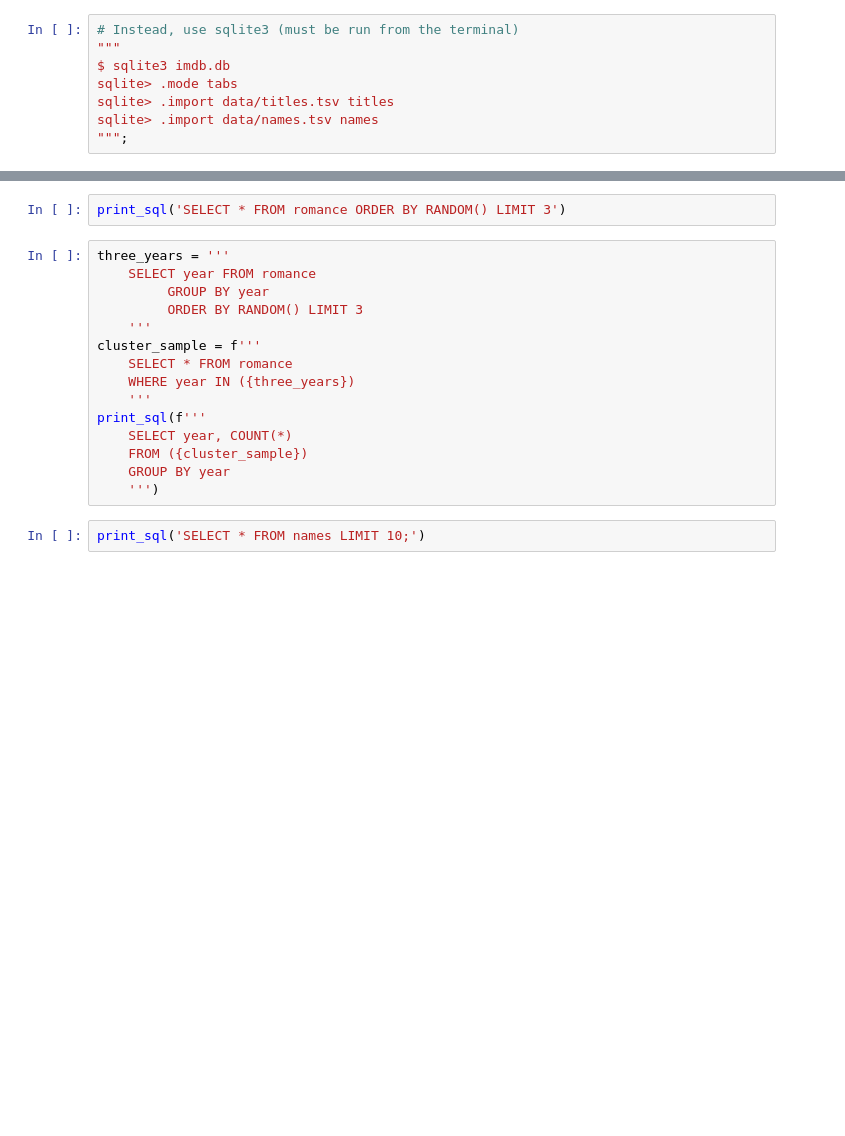
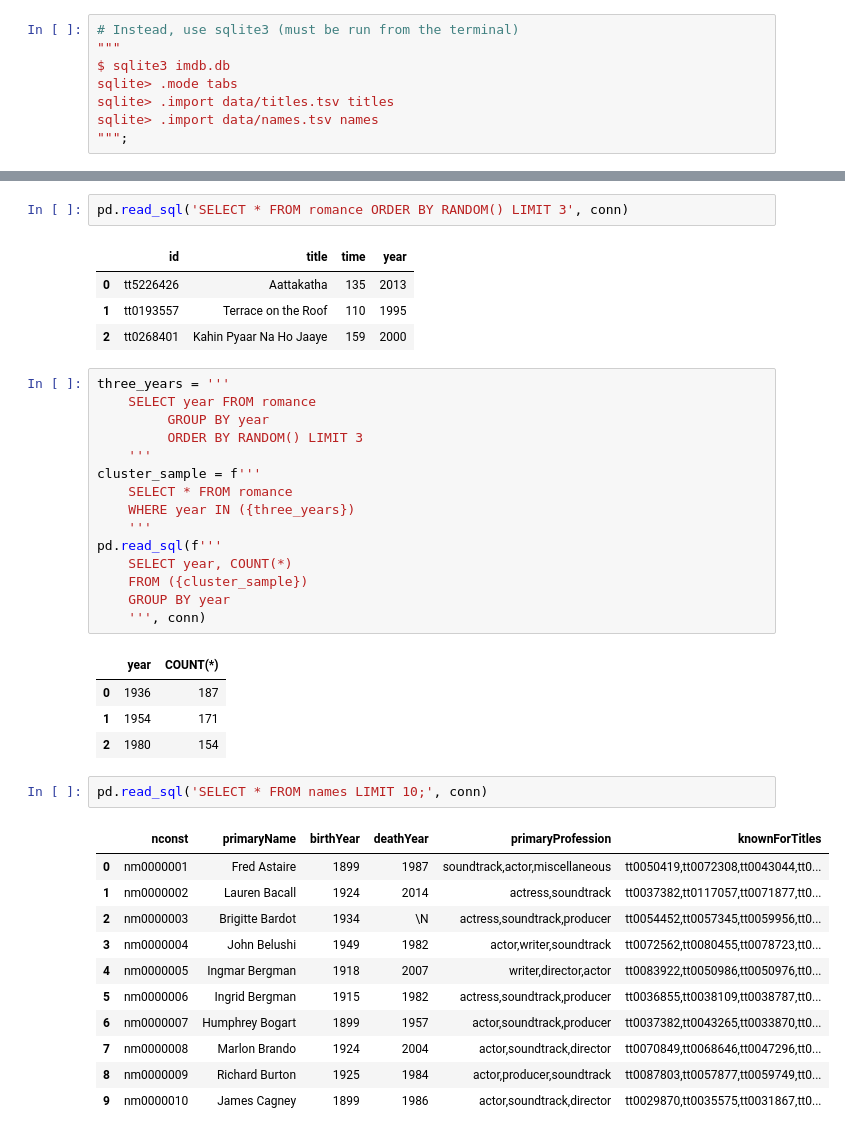
Before and after one commit to zhugeyicixin/DataSci200, a Jupyter notebook: lectures/lec08/SQL.ipynb, the cells around one changed output, grey strips where cells are left out. Cells and saved outputs as stored; diff of their text form; blank space fills up the shorter version.

```diff
--- a/lectures/lec08/SQL.ipynb
+++ b/lectures/lec08/SQL.ipynb
@@ -146,5 +304,10 @@ plt.xticks(rotation=45);
 # %%
-print_sql('SELECT * FROM romance ORDER BY RANDOM() LIMIT 3')
+pd.read_sql('SELECT * FROM romance ORDER BY RANDOM() LIMIT 3', conn)
+# %% [output]
+|  | id | title | time | year |
+| 0 | tt5226426 | Aattakatha | 135 | 2013 |
+| 1 | tt0193557 | Terrace on the Roof | 110 | 1995 |
+| 2 | tt0268401 | Kahin Pyaar Na Ho Jaaye | 159 | 2000 |
 # %%
 three_years = '''
     SELECT year FROM romance
@@ -155,13 +318,30 @@ cluster_sample = f'''
     SELECT * FROM romance
     WHERE year IN ({three_years})
     '''
-print_sql(f'''
+pd.read_sql(f'''
     SELECT year, COUNT(*)
     FROM ({cluster_sample})
     GROUP BY year
-    ''')
+    ''', conn)
+# %% [output]
+|  | year | COUNT(*) |
+| 0 | 1936 | 187 |
+| 1 | 1954 | 171 |
+| 2 | 1980 | 154 |
 # %%
-print_sql('SELECT * FROM names LIMIT 10;')
+pd.read_sql('SELECT * FROM names LIMIT 10;', conn)
+# %% [output]
+|  | nconst | primaryName | birthYear | deathYear | primaryProfession | knownForTitles |
+| 0 | nm0000001 | Fred Astaire | 1899 | 1987 | soundtrack,actor,miscellaneous | tt0050419,tt0072308,tt0043044,tt0... |
+| 1 | nm0000002 | Lauren Bacall | 1924 | 2014 | actress,soundtrack | tt0037382,tt0117057,tt0071877,tt0... |
+| 2 | nm0000003 | Brigitte Bardot | 1934 | \N | actress,soundtrack,producer | tt0054452,tt0057345,tt0059956,tt0... |
+| 3 | nm0000004 | John Belushi | 1949 | 1982 | actor,writer,soundtrack | tt0072562,tt0080455,tt0078723,tt0... |
+| 4 | nm0000005 | Ingmar Bergman | 1918 | 2007 | writer,director,actor | tt0083922,tt0050986,tt0050976,tt0... |
+| 5 | nm0000006 | Ingrid Bergman | 1915 | 1982 | actress,soundtrack,producer | tt0036855,tt0038109,tt0038787,tt0... |
+| 6 | nm0000007 | Humphrey Bogart | 1899 | 1957 | actor,soundtrack,producer | tt0037382,tt0043265,tt0033870,tt0... |
+| 7 | nm0000008 | Marlon Brando | 1924 | 2004 | actor,soundtrack,director | tt0070849,tt0068646,tt0047296,tt0... |
+| 8 | nm0000009 | Richard Burton | 1925 | 1984 | actor,producer,soundtrack | tt0087803,tt0057877,tt0059749,tt0... |
+| 9 | nm0000010 | James Cagney | 1899 | 1986 | actor,soundtrack,director | tt0029870,tt0035575,tt0031867,tt0... |
 # %%
 name = 'primaryName'
 known = 'knownForTitles'
```
Also changed, not shown: parts of 28 cells of this notebook, 10 other files.
